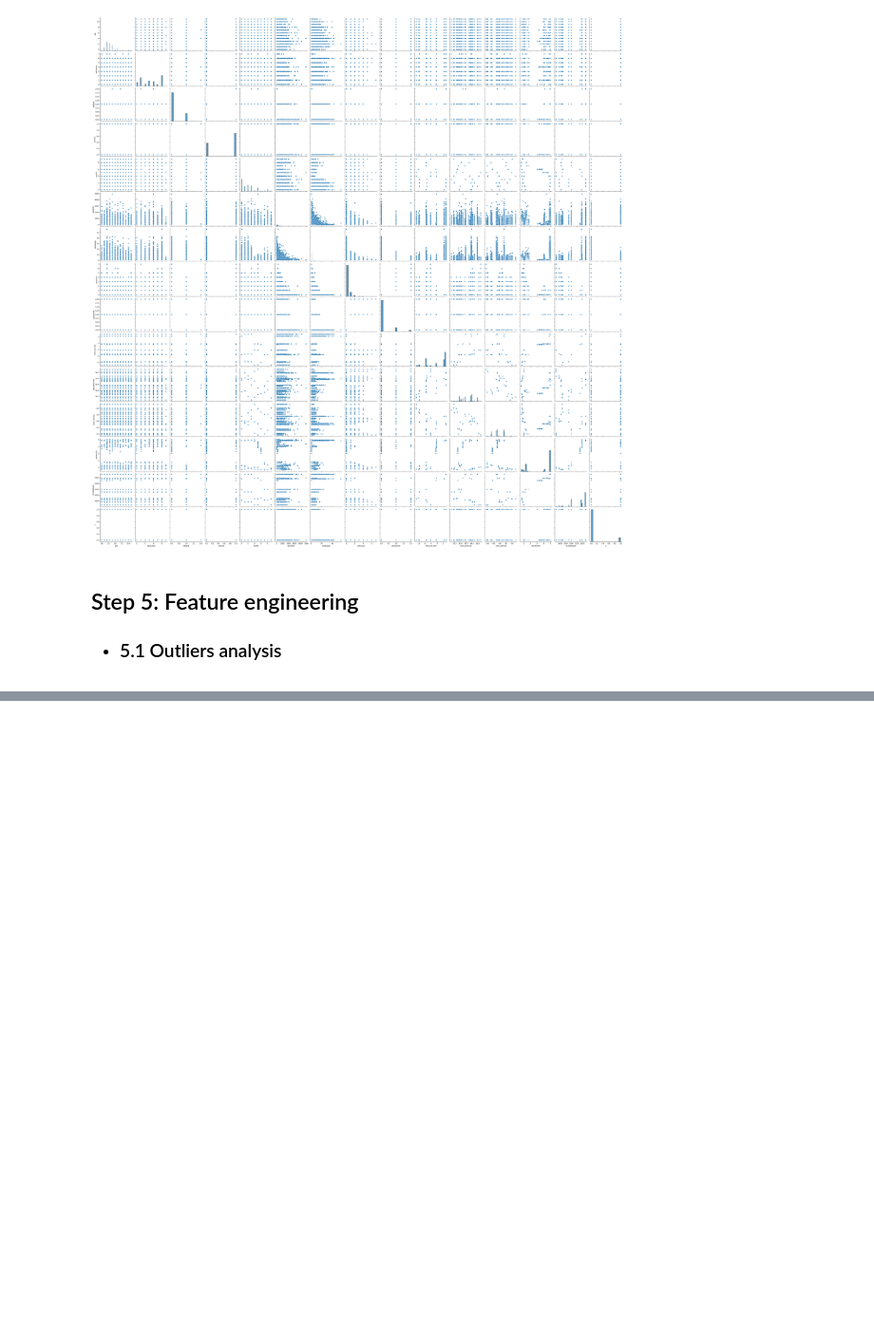
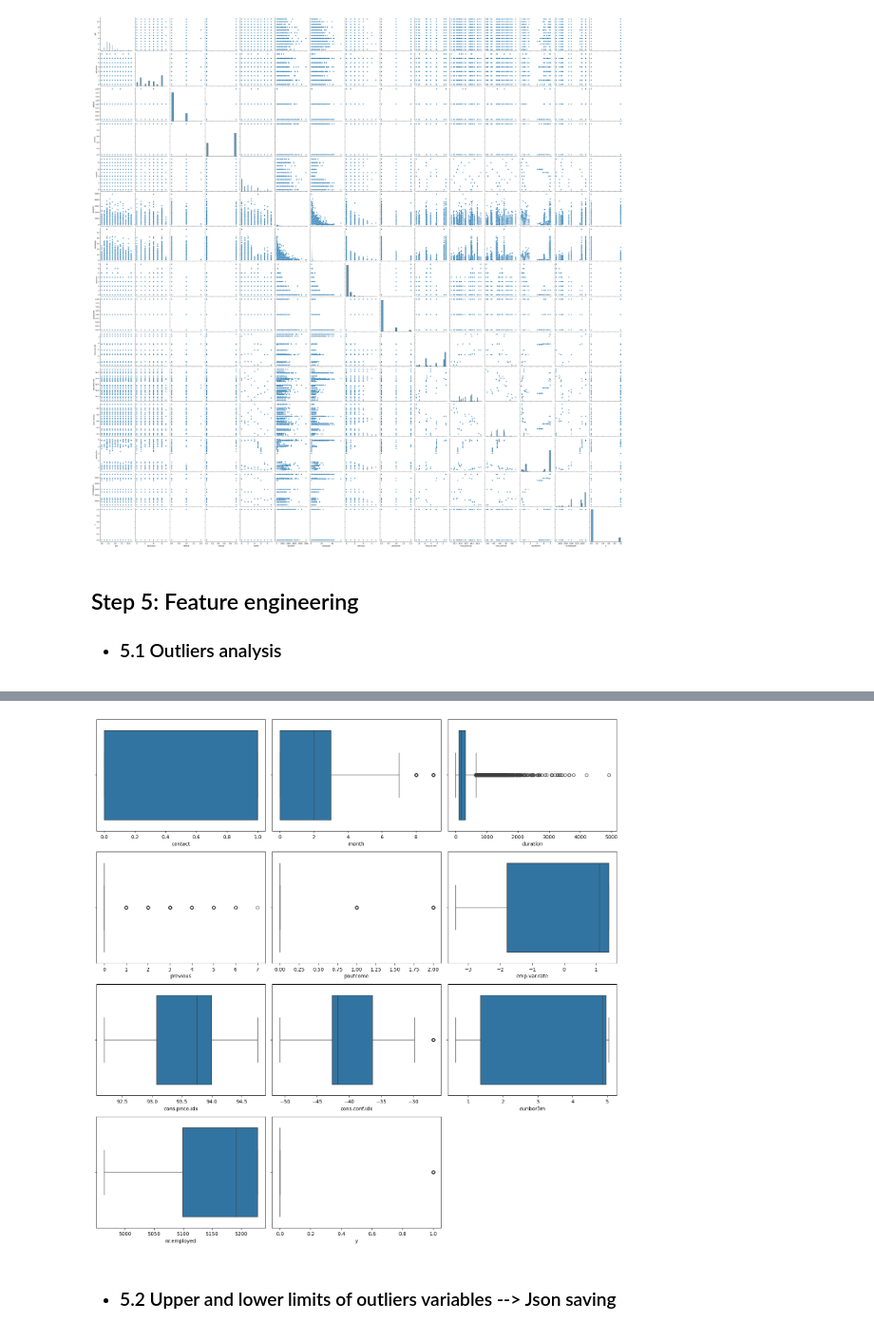
Before and after one commit to Fer-romer/fer-romer-logistic-regression, a Jupyter notebook: src/explore.ipynb, the cells around one changed output, grey strips where cells are left out. Shown at 95% size. Drawn from its saved outputs; the diff is of its cells as text; code cells hidden in the pictures; blank space fills up the shorter version.

Commit message:
outliers

```diff
--- a/src/explore.ipynb
+++ b/src/explore.ipynb
@@ -566,3 +566,9 @@ sns.pairplot(filt_df, height=3, diag_kind='hist')
 ## Step 5: Feature engineering
 
 - ### 5.1 Outliers analysis
+# %%
+# Eliminate irrelevant columns
+
+filt_df.drop(["job", "education", "default", "campaign"],
+                    axis = "columns",
+                        inplace = True)
@@ -568,0 +589,56 @@ sns.pairplot(filt_df, height=3, diag_kind='hist')
+# %%
+fig, axes = plt.subplots(4, 3, figsize = (15, 15))
+
+
+sns.boxplot(ax = axes[0, 0],
+                data = filt_df,
+                    x = "contact")
+sns.boxplot(ax = axes[0, 1],
+                data = filt_df,
+                    x = "month")
+sns.boxplot(ax = axes[0, 2],
+                data = filt_df,
+                    x = "duration")
+
+
+sns.boxplot(ax = axes[1, 0],
+                data = filt_df,
+                    x = "previous")
+sns.boxplot(ax = axes[1, 1],
+                data = filt_df,
+                    x = "poutcome")
+sns.boxplot(ax = axes[1, 2],
+                data = filt_df,
+                    x = "emp.var.rate")
+
+
+sns.boxplot(ax = axes[2, 0],
+                data = filt_df,
+                     x = "cons.price.idx")
+sns.boxplot(ax = axes[2, 1],
+                data = filt_df,
+                    x = "cons.conf.idx")
+sns.boxplot(ax = axes[2, 2],
+                data = filt_df,
+                     x = "euribor3m")
+
+
+sns.boxplot(ax = axes[3, 0],
+                data = filt_df,
+                    x = "nr.employed")
+sns.boxplot(ax = axes[3, 1],
+                data = filt_df,
+                     x = "y")
+
+# Remove the empty axes
+fig.delaxes(ax = axes[3,2])
+
+# Adjust the layout
+plt.tight_layout()
+
+# Show the plot
+plt.show()
+# %% [output]
+[figure, added]
+# %% [markdown]
+- ### 5.2 Upper and lower limits of outliers variables --> Json saving
```
Also changed, not shown: parts of 7 cells of this notebook, 6 other files.
